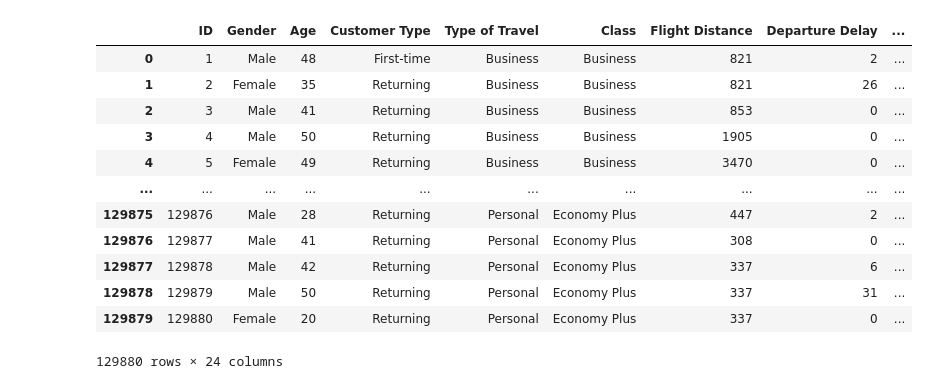
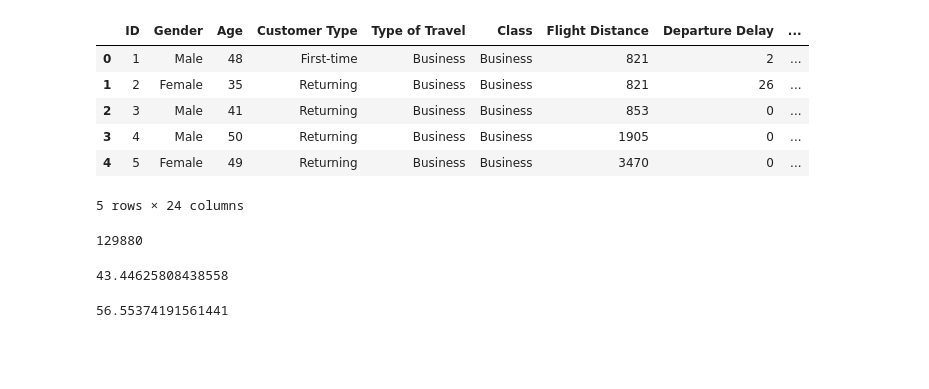
Before and after one commit to SK4TER3TAILWHIP/Data_project_1, a Jupyter notebook: Tanner.ipynb, the cells around one changed output. Saved outputs shown, nothing was run; the diff lists cells and outputs as text; code cells hidden in the pictures; blank space fills up the shorter version.

```diff
--- a/Tanner.ipynb
+++ b/Tanner.ipynb
@@ -6,22 +7,16 @@ from pathlib import Path
 # %%
 #Import csv file to be analyzed airline_passenger_satisfaction
 # Goals: which percentage of airline passengers are satisfied? Does it vary
 
 airline_pass_data = Path("Resources/airline_passenger_satisfaction.csv")
 
 airline_data = pd.read_csv(airline_pass_data)
-airline_data
+airline_data.head()
 # %% [output]
 |  | ID | Gender | Age | Customer Type | Type of Travel | Class | Flight Distance | Departure Delay | ... |
 | 0 | 1 | Male | 48 | First-time | Business | Business | 821 | 2 | ... |
 | 1 | 2 | Female | 35 | Returning | Business | Business | 821 | 26 | ... |
 | 2 | 3 | Male | 41 | Returning | Business | Business | 853 | 0 | ... |
 | 3 | 4 | Male | 50 | Returning | Business | Business | 1905 | 0 | ... |
 | 4 | 5 | Female | 49 | Returning | Business | Business | 3470 | 0 | ... |
-| ... | ... | ... | ... | ... | ... | ... | ... | ... | ... |
-| 129875 | 129876 | Male | 28 | Returning | Personal | Economy Plus | 447 | 2 | ... |
-| 129876 | 129877 | Male | 41 | Returning | Personal | Economy Plus | 308 | 0 | ... |
-| 129877 | 129878 | Male | 42 | Returning | Personal | Economy Plus | 337 | 6 | ... |
-| 129878 | 129879 | Male | 50 | Returning | Personal | Economy Plus | 337 | 31 | ... |
-| 129879 | 129880 | Female | 20 | Returning | Personal | Economy Plus | 337 | 0 | ... |
-129880 rows × 24 columns
+5 rows × 24 columns
@@ -29,0 +25,26 @@ airline_data
+# %%
+# Total passengers in database
+
+total_passengers = airline_data['ID'].count()
+total_passengers
+# %% [output]
+129880
+# %%
+# total number of passengers with satisfied reviews
+satisfied_pass = airline_data[(airline_data['Satisfaction'] == 'Satisfied') & (airline_data['Satisfaction'] != 0)]
+total_passengers = len(airline_data)
+satisfied_count = len(satisfied_pass)
+satisfied_percentage = (satisfied_count / total_passengers) * 100
+
+satisfied_percentage
+# %% [output]
+43.44625808438558
+# %%
+### get the number of 'Neutral or Dissatisfied' reviews
+disatisfied_pass = airline_data[airline_data['Satisfaction'] == 'Neutral or Dissatisfied']
+disatisfied_count = len(disatisfied_pass)
+disatisfied_percentage = (disatisfied_count / total_passengers) * 100
+
+disatisfied_percentage
+# %% [output]
+56.55374191561441
```
Also changed, not shown: parts of 16 cells of this notebook, 2 other files.
